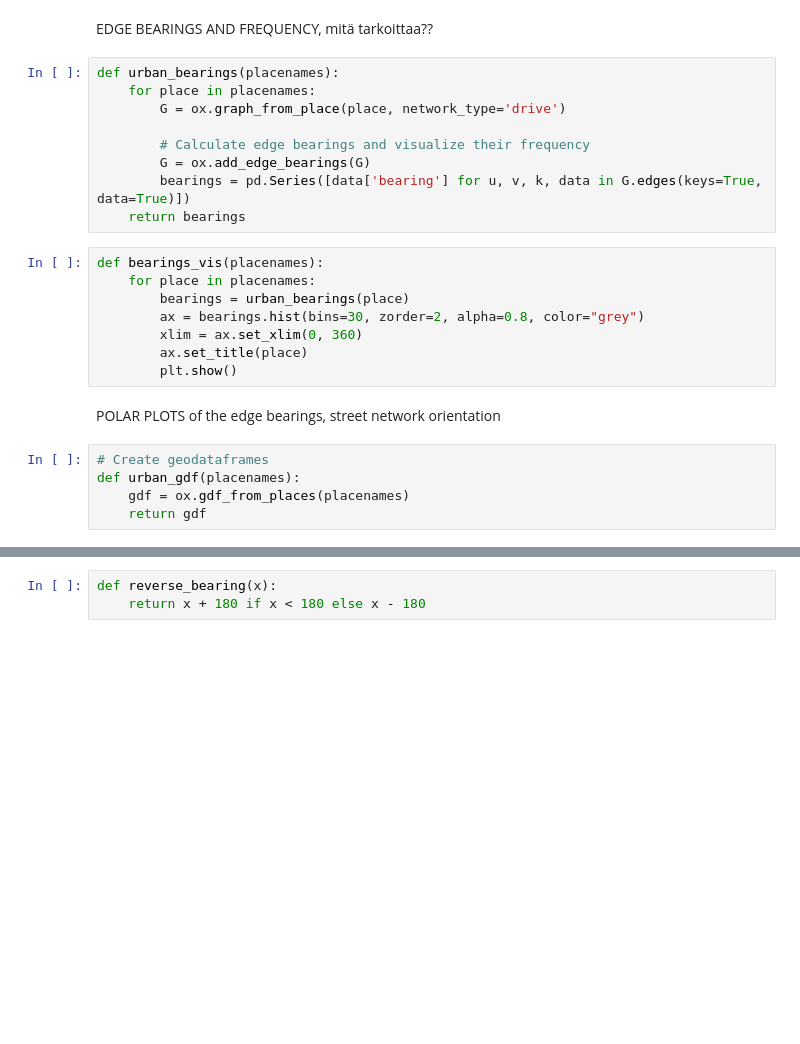
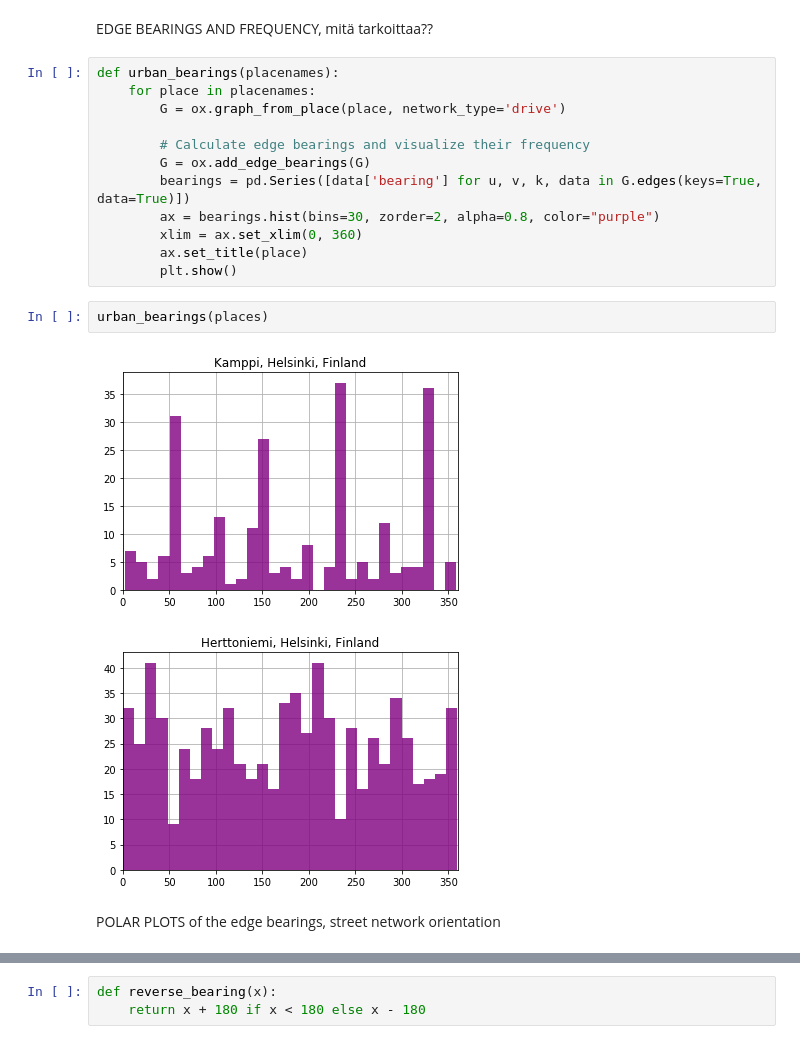
Before and after one commit to AutoGIS-2018/final-assignment-saratodorovic, a Jupyter notebook: UrbanIndicators.ipynb, the cells around one changed output, grey strips where cells are left out. Drawn from its saved outputs; the diff is of its cells as text; blank space fills up the shorter version.

```diff
--- a/UrbanIndicators.ipynb
+++ b/UrbanIndicators.ipynb
@@ -112,19 +120,14 @@ def urban_bearings(placenames):
         # Calculate edge bearings and visualize their frequency
         G = ox.add_edge_bearings(G)
         bearings = pd.Series([data['bearing'] for u, v, k, data in G.edges(keys=True, data=True)])
-    return bearings
+        ax = bearings.hist(bins=30, zorder=2, alpha=0.8, color="purple")
+        xlim = ax.set_xlim(0, 360)
+        ax.set_title(place)
+        plt.show()
-# %%
-def bearings_vis(placenames):
-    for place in placenames:
-        bearings = urban_bearings(place)
-        ax = bearings.hist(bins=30, zorder=2, alpha=0.8, color="grey")
-        xlim = ax.set_xlim(0, 360)
-        ax.set_title(place)
-        plt.show()
+# %%
+urban_bearings(places)
+# %% [output]
+[figure, added]
+[figure, added]
 # %% [markdown]
 POLAR PLOTS of the edge bearings, street network orientation
-# %%
-# Create geodataframes
-def urban_gdf(placenames):
-    gdf = ox.gdf_from_places(placenames)
-    return gdf
```
Also changed, not shown: parts of 7 cells of this notebook, 1 other file.
